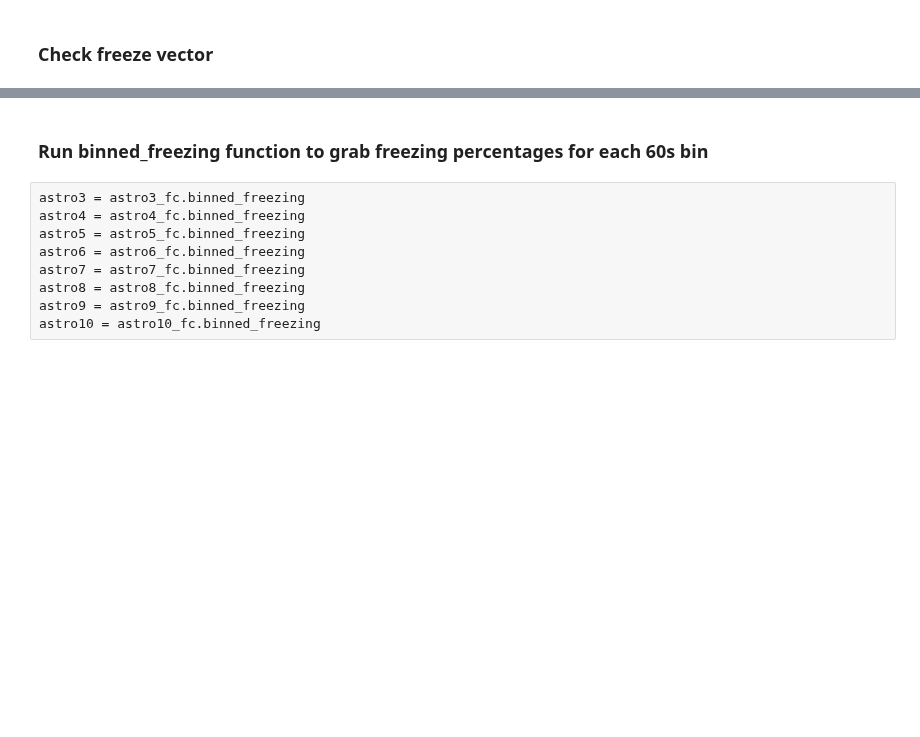
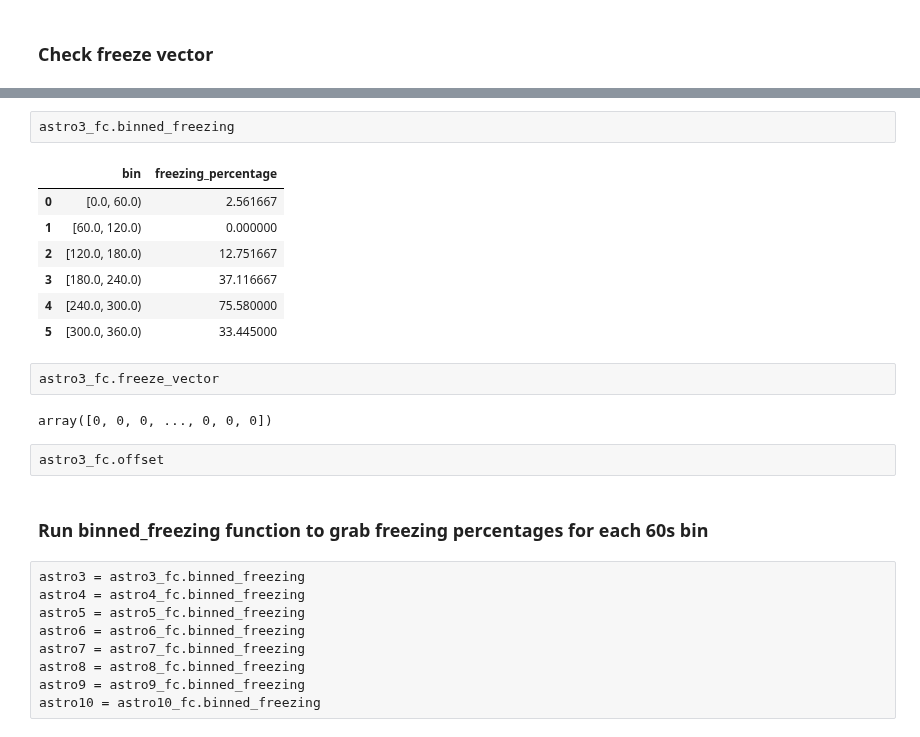
Before and after one commit to rsenne/dCA1_Paper, a Jupyter notebook: onep/Rebecca_Analyzes_dCA1_Behavior.ipynb, the cells around one changed output, grey strips where cells are left out. Saved outputs shown, nothing was run; the diff lists cells and outputs as text; blank space fills up the shorter version.

```diff
--- a/onep/Rebecca_Analyzes_dCA1_Behavior.ipynb
+++ b/onep/Rebecca_Analyzes_dCA1_Behavior.ipynb
@@ -49,3 +49,19 @@ plt.plot(astro7_fc.freeze_vector)
+# %%
+astro3_fc.binned_freezing
+# %% [output]
+|  | bin | freezing_percentage |
+| 0 | [0.0, 60.0) | 2.561667 |
+| 1 | [60.0, 120.0) | 0.000000 |
+| 2 | [120.0, 180.0) | 12.751667 |
+| 3 | [180.0, 240.0) | 37.116667 |
+| 4 | [240.0, 300.0) | 75.580000 |
+| 5 | [300.0, 360.0) | 33.445000 |
+# %%
+astro3_fc.freeze_vector
+# %% [output]
+array([0, 0, 0, ..., 0, 0, 0])
+# %%
+astro3_fc.offset
 # %% [markdown]
 ### Run binned_freezing function to grab freezing percentages for each 60s bin
 # %%
```
Also changed, not shown: parts of 2 cells of this notebook, 8 other files.
